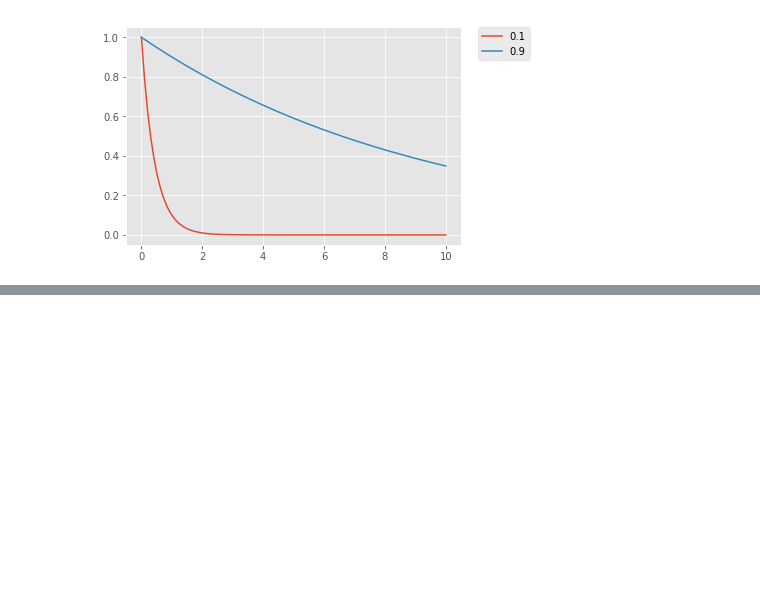
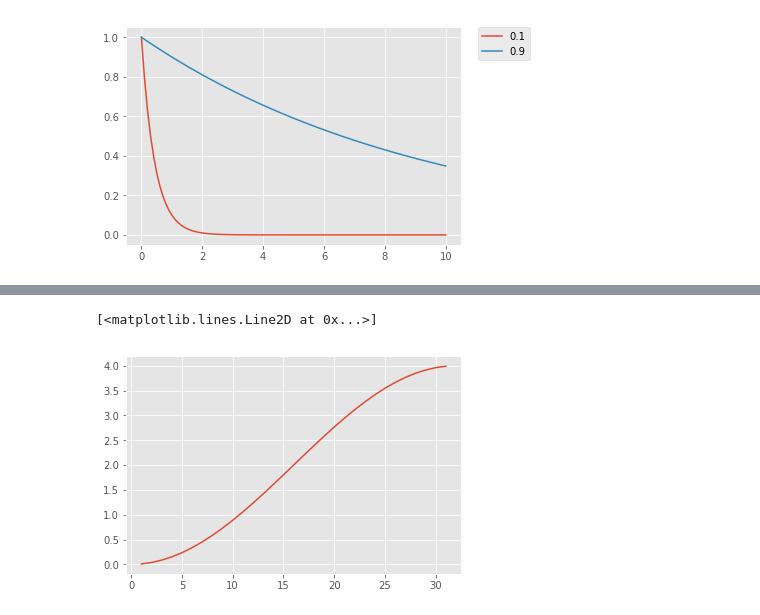
Before and after one commit to mtsodf/estudo_fem, a Jupyter notebook: multigrid/Briggs - Cap 02.ipynb, the cells around one changed output, grey strips where cells are left out. Saved outputs shown, nothing was run; the diff lists cells and outputs as text; code cells hidden in the pictures; blank space fills up the shorter version.

```diff
--- a/multigrid/Briggs - Cap 02.ipynb
+++ b/multigrid/Briggs - Cap 02.ipynb
@@ -283,0 +347,8 @@ plt.legend(bbox_to_anchor=(1.05, 1), loc=2, borderaxespad=0.)
+# %%
+N = 32
+x = [k*np.pi/(2*N) for k in range(1, N)]
+
+plt.plot(range(1, N), 4*np.power(np.sin(x),2))
+# %% [output]
+[<matplotlib.lines.Line2D at 0x...>]
+[figure, added]
```
Also changed, not shown: parts of 13 cells of this notebook, 6 other files.
